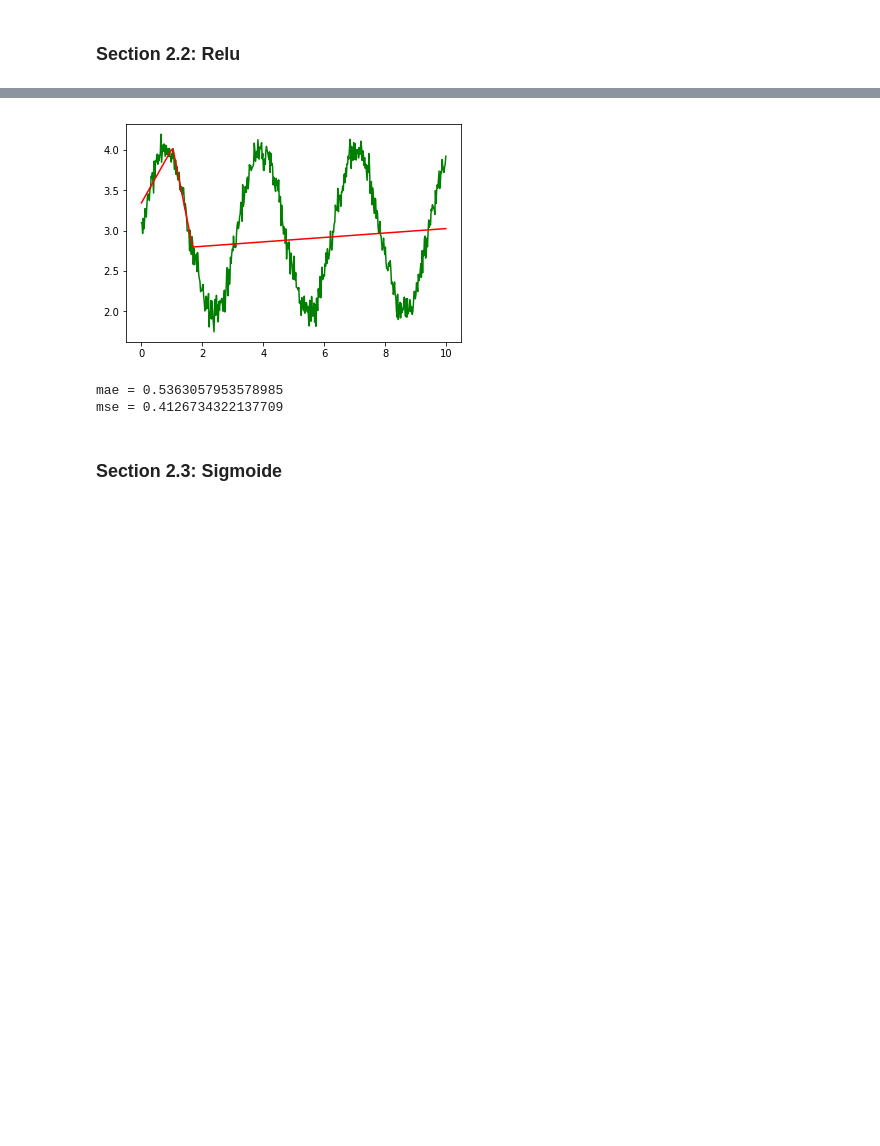
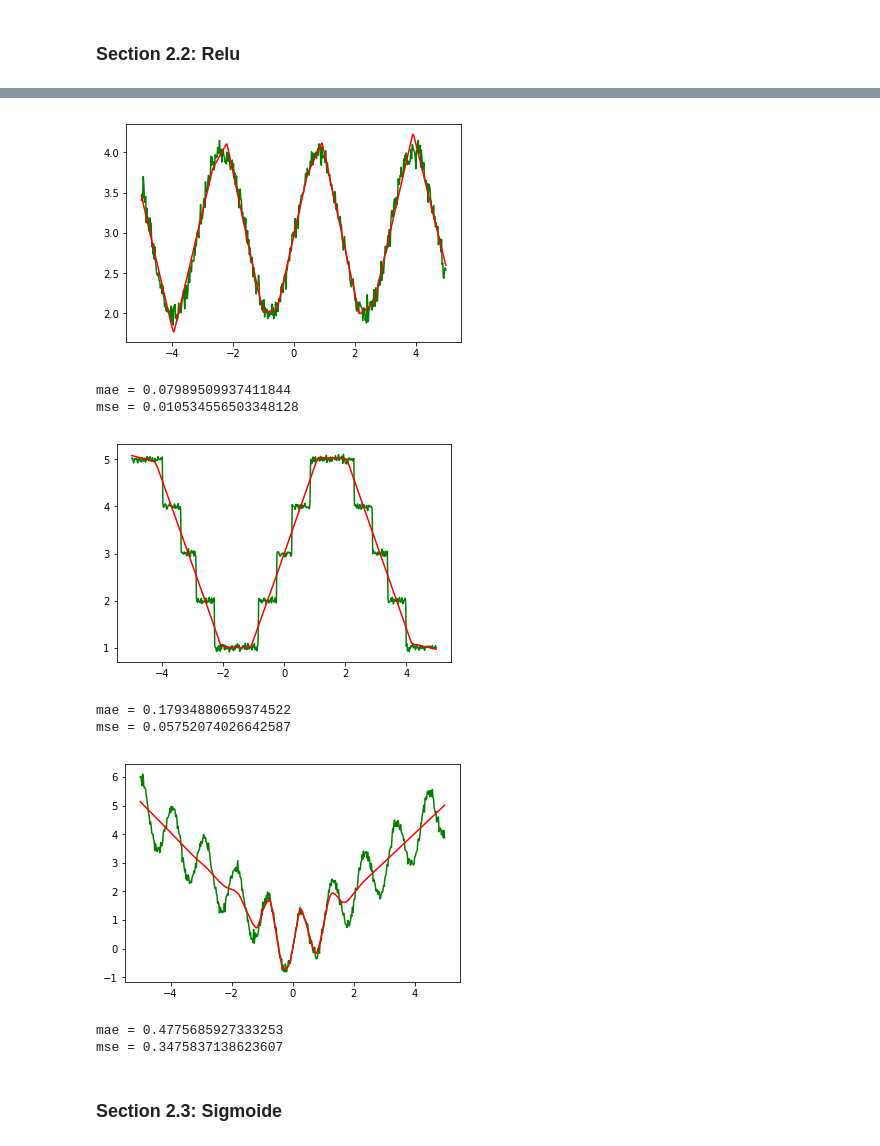
Before and after one commit to ArnaudDeleruyelle/Deep-Learning, a Jupyter notebook: 16-10-18-Jupyter/DeepLearning.ipynb, the cells around one changed output, grey strips where cells are left out. Saved outputs shown, nothing was run; the diff lists cells and outputs as text; code cells hidden in the pictures; blank space fills up the shorter version.

```diff
--- a/16-10-18-Jupyter/DeepLearning.ipynb
+++ b/16-10-18-Jupyter/DeepLearning.ipynb
@@ -194,5 +204,7 @@ opt = tf.train.AdamOptimizer(learning_rate=0.01)
 modelRelu = opt.minimize(avg_llh)
 # %%
 # train model
-resRelu = testFunctionActivation(10,x_vals,y_vals,modelRelu)
+resRelu_sin = testFunctionActivation(10,x_vals,y_vals_f_sin,modelRelu)
+resRelu_round = testFunctionActivation(10,x_vals,y_vals_f_round,modelRelu)
+resRelu_absin = testFunctionActivation(10,x_vals,y_vals_f_absin,modelRelu)
 # %% [output]
@@ -216,16 +228,38 @@ Loss =  0.38088079173631767
-# %%
-# print result
-
-plt.plot(x_vals,y_vals, 'green')
-plt.plot(x_vals,resRelu, 'red')
-plt.show()
-
-print( "mae = " + str(mae(resRelu,y_vals)))
-print( "mse = " + str(mse(resRelu,y_vals)))
-# %% [output]
-[figure, removed]
-mae = 0.5363057953578985
-mse = 0.4126734322137709
+# %%
+# print result
+
+plt.plot(x_vals,y_vals_f_sin, 'green')
+plt.plot(x_vals,resRelu_sin, 'red')
+plt.show()
+
+print( "mae = " + str(mae(resRelu_sin,y_vals_f_sin)))
+print( "mse = " + str(mse(resRelu_sin,y_vals_f_sin)))
+
+
+plt.plot(x_vals,y_vals_f_round, 'green')
+plt.plot(x_vals,resRelu_round, 'red')
+plt.show()
+
+print( "mae = " + str(mae(resRelu_round,y_vals_f_round)))
+print( "mse = " + str(mse(resRelu_round,y_vals_f_round)))
+
+
+plt.plot(x_vals,y_vals_f_absin, 'green')
+plt.plot(x_vals,resRelu_absin, 'red')
+plt.show()
+
+print( "mae = " + str(mae(resRelu_absin,y_vals_f_absin)))
+print( "mse = " + str(mse(resRelu_absin,y_vals_f_absin)))
+# %% [output]
+[figure, added]
+mae = 0.07989509937411844
+mse = 0.010534556503348128
+[figure, added]
+mae = 0.17934880659374522
+mse = 0.05752074026642587
+[figure, added]
+mae = 0.4775685927333253
+mse = 0.3475837138623607
 # %% [markdown]
 ### Section 2.3: Sigmoide
 # %%
```
Also changed, not shown: parts of 14 cells of this notebook.
